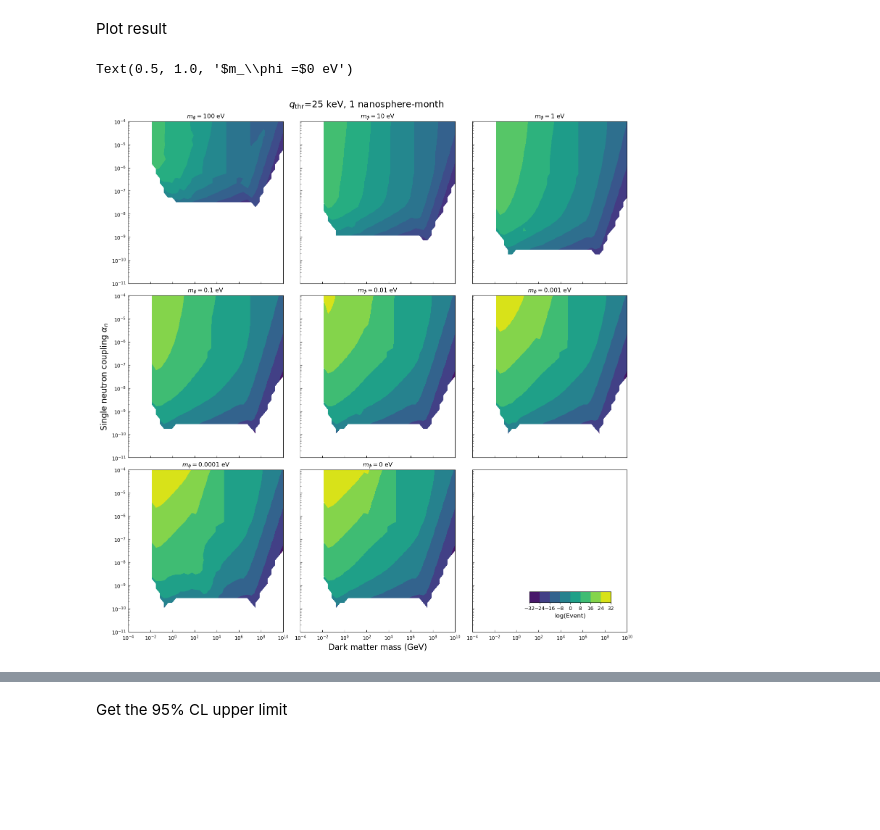
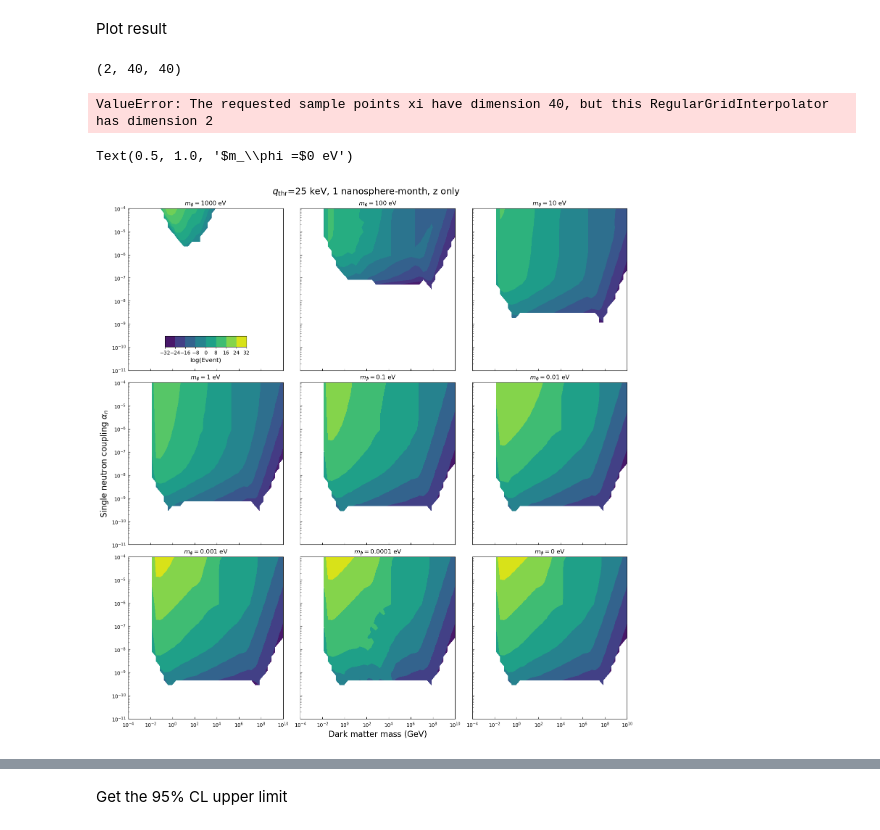
Before and after one commit to yuhants/impulse, a Jupyter notebook: yuhan/set_limits_massive_mediator.ipynb, the cells around one changed output, grey strips where cells are left out. Drawn from its saved outputs; the diff is of its cells as text; code cells hidden in the pictures; blank space fills up the shorter version.

Commit message:
Fix dm halo function, update massive limits

```diff
--- a/yuhan/set_limits_massive_mediator.ipynb
+++ b/yuhan/set_limits_massive_mediator.ipynb
@@ -16,7 +17,7 @@ v0 = 7.34e-4     # v0 parameter from Zurek group paper
 ve = 8.172e-4    # ve parameter from Zurek group paper
 # %%
 def get_total_events(sphere_type, mx_gev, alpha_t, m_phi, q_thr, exposure):
-    outdir = f'/home/yt388/palmer_scratch/data/f_halo_dan/mphi_{m_phi:.0e}'
+    outdir = f'/home/yt388/palmer_scratch/data/mphi_{m_phi:.0e}'
     events = np.empty((mx_gev.size, alpha_t.size))
 
     for i, mx in enumerate(mx_gev):
@@ -25,7 +26,7 @@ def get_total_events(sphere_type, mx_gev, alpha_t, m_phi, q_thr, exposure):
 
             # GeV; Counts/hour/GeV
             qq, drdq = drdq_file['q'], drdq_file['drdq']
-            events[i][j] = get_nevents(qq, drdq, q_thr, exposure)
+            events[i][j] = get_nevents(qq, drdq, q_thr, exposure, project_z=True)
 
     return events
 # %%
@@ -116,6 +68,7 @@ alpha_t = np.logspace(-12, -4, 40)
 q_thr = 25e3 / 1e9   # Assume 25 keV momentum threshold, in GeV
 exposure = 24 * 30   # 1 sphere - month
 
+# Has projected onto the z-axis
 events_0      = get_total_events(sphere_type, mx_gev, alpha_t, 0, q_thr, exposure)
 events_0_0001 = get_total_events(sphere_type, mx_gev, alpha_t, 1e-4, q_thr, exposure)
 events_0_001  = get_total_events(sphere_type, mx_gev, alpha_t, 1e-3, q_thr, exposure)
@@ -124,5 +77,6 @@ events_0_1    = get_total_events(sphere_type, mx_gev, alpha_t, 1e-1, q_thr, expo
 events_1      = get_total_events(sphere_type, mx_gev, alpha_t, 1, q_thr, exposure)
 events_10     = get_total_events(sphere_type, mx_gev, alpha_t, 10, q_thr, exposure)
 events_100    = get_total_events(sphere_type, mx_gev, alpha_t, 100, q_thr, exposure)
+events_1000   = get_total_events(sphere_type, mx_gev, alpha_t, 1000, q_thr, exposure)
 # %% [markdown]
 Plot result
@@ -129,43 +85,53 @@ Plot result
+# %%
+np.array(np.meshgrid(np.log10(mx_gev), np.log10(alpha_t))).shape
+# %% [output]
+(2, 40, 40)
+# %%
+plt.contourf(mx_gev, alpha_t, np.log(interp(malpha)))
+# %% [output]
+ValueError: The requested sample points xi have dimension 40, but this RegularGridInterpolator has dimension 2
 # %%
 fig, axs = plt.subplots(3, 3, sharex=True, sharey=True, figsize=(15, 15))
 vmax, vmin = 32, -32
 
-im0 = axs[0][0].contourf(mx_gev, alpha_t, np.log(events_100.T),     vmax=vmax, vmin=vmin)
-im1 = axs[0][1].contourf(mx_gev, alpha_t, np.log(events_10.T),      vmax=vmax, vmin=vmin)
-im2 = axs[0][2].contourf(mx_gev, alpha_t, np.log(events_1.T),    vmax=vmax, vmin=vmin)
-im3 = axs[1][0].contourf(mx_gev, alpha_t, np.log(events_0_1.T),   vmax=vmax, vmin=vmin)
-im4 = axs[1][1].contourf(mx_gev, alpha_t, np.log(events_0_01.T),  vmax=vmax, vmin=vmin)
-im5 = axs[1][2].contourf(mx_gev, alpha_t, np.log(events_0_001.T), vmax=vmax, vmin=vmin)
-im5 = axs[2][0].contourf(mx_gev, alpha_t, np.log(events_0_0001.T), vmax=vmax, vmin=vmin)
-im6 = axs[2][1].contourf(mx_gev, alpha_t, np.log(events_0.T),      vmax=vmax, vmin=vmin)
+im0 = axs[0][0].contourf(mx_gev, alpha_t, np.log(events_1000.T),     vmax=vmax, vmin=vmin)
+im1 = axs[0][1].contourf(mx_gev, alpha_t, np.log(events_100.T),     vmax=vmax, vmin=vmin)
+im2 = axs[0][2].contourf(mx_gev, alpha_t, np.log(events_10.T),      vmax=vmax, vmin=vmin)
+im3 = axs[1][0].contourf(mx_gev, alpha_t, np.log(events_1.T),    vmax=vmax, vmin=vmin)
+im4 = axs[1][1].contourf(mx_gev, alpha_t, np.log(events_0_1.T),   vmax=vmax, vmin=vmin)
+im5 = axs[1][2].contourf(mx_gev, alpha_t, np.log(events_0_01.T),  vmax=vmax, vmin=vmin)
+im6 = axs[2][0].contourf(mx_gev, alpha_t, np.log(events_0_001.T), vmax=vmax, vmin=vmin)
+im7 = axs[2][1].contourf(mx_gev, alpha_t, np.log(events_0_0001.T), vmax=vmax, vmin=vmin)
+im8 = axs[2][2].contourf(mx_gev, alpha_t, np.log(events_0.T),      vmax=vmax, vmin=vmin)
 
 for i, ax in enumerate(axs.flatten()):
     ax.set_xscale('log')
     ax.set_yscale('log')
     ax.set_xlim(1e-4, 1e10)
     ax.set_ylim(1e-11, 1e-4)
     ax.tick_params(axis='both', which='both', direction="in", pad=5)
 
     if i == 3:
         ax.set_ylabel(r'Single neutron coupling $\alpha_n$', fontsize=16)
     if i == 7:
         ax.set_xlabel(r'Dark matter mass (GeV)', fontsize=16)
 
 
-cax = fig.add_axes([0.8, 0.1, 0.15, 0.02]) # left, bottom, width, height
-fig.colorbar(im4, cax=cax, orientation='horizontal').set_label(label='log(Event)', size=12)
+cax = fig.add_axes([0.13, 0.73, 0.15, 0.02]) # left, bottom, width, height
+fig.colorbar(im8, cax=cax, orientation='horizontal').set_label(label='log(Event)', size=12)
 fig.tight_layout()
 
-fig.suptitle(r'$q_{\mathrm{thr}}$=25 keV, 1 nanosphere-month', fontsize=18, y=1.025)
+fig.suptitle(r'$q_{\mathrm{thr}}$=25 keV, 1 nanosphere-month, z only', fontsize=18, y=1.025)
 
-axs[0][0].set_title('$m_\phi =$100 eV')
-axs[0][1].set_title('$m_\phi =$10 eV')
-axs[0][2].set_title('$m_\phi =$1 eV')
-axs[1][0].set_title('$m_\phi =$0.1 eV')
-axs[1][1].set_title('$m_\phi =$0.01 eV')
-axs[1][2].set_title('$m_\phi =$0.001 eV')
-axs[2][0].set_title('$m_\phi =$0.0001 eV')
-axs[2][1].set_title('$m_\phi =$0 eV')
+axs[0][0].set_title('$m_\phi =$1000 eV')
+axs[0][1].set_title('$m_\phi =$100 eV')
+axs[0][2].set_title('$m_\phi =$10 eV')
+axs[1][0].set_title('$m_\phi =$1 eV')
+axs[1][1].set_title('$m_\phi =$0.1 eV')
+axs[1][2].set_title('$m_\phi =$0.01 eV')
+axs[2][0].set_title('$m_\phi =$0.001 eV')
+axs[2][1].set_title('$m_\phi =$0.0001 eV')
+axs[2][2].set_title('$m_\phi =$0 eV')
 # %% [output]
 Text(0.5, 1.0, '$m_\\phi =$0 eV')
-[figure, old version]
+[figure, new version]
```
Also changed, not shown: parts of 20 cells of this notebook, 7 other files.
